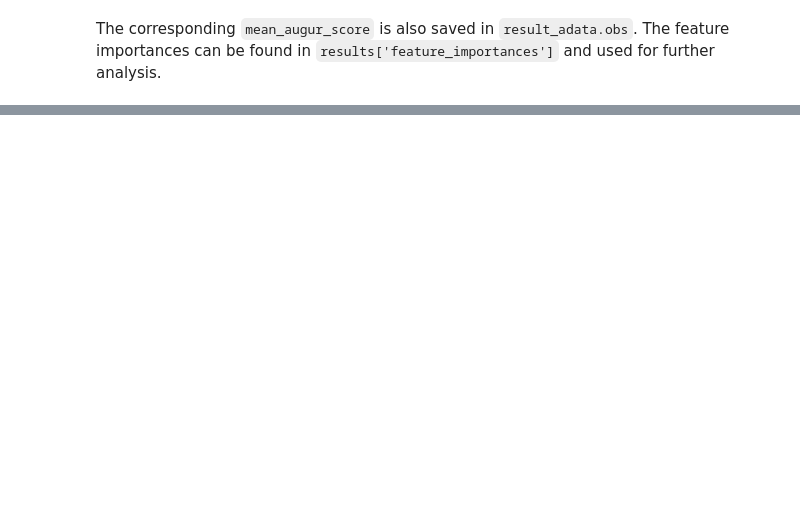
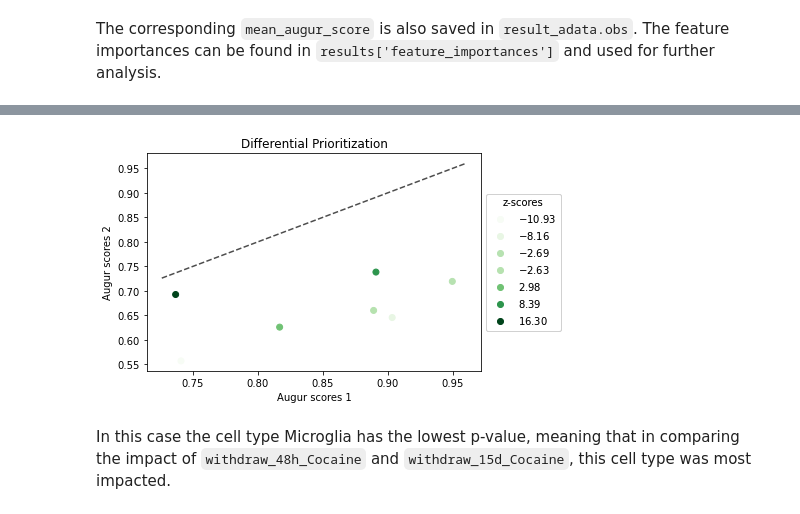
Before and after one commit to theislab/augurpy, a Jupyter notebook: tutorials/Augurpy.ipynb, the cells around one changed output, grey strips where cells are left out. Saved outputs shown, nothing was run; the diff lists cells and outputs as text; code cells hidden in the pictures; blank space fills up the shorter version.

```diff
--- a/tutorials/Augurpy.ipynb
+++ b/tutorials/Augurpy.ipynb
@@ -56,0 +120,8 @@ Augurpy is also able to perform differential prioritization and executes a permu
+# %%
+# permute
+bhattacher_adata_A_permute, bhattacher_results_A_permute = augurpy.evaluate.predict(bhattacher_A,
+                                                                                  n_threads=4,
+                                                                                  augur_mode='permute',
+                                                                                  classifier=random_forest,
+                                                                                    n_subsamples = 100,
+                                                                                  random_state=None)
@@ -56,0 +160,8 @@ Augurpy is also able to perform differential prioritization and executes a permu
+# %%
+# permute
+bhattacher_adata_B_permute, bhattacher_results_B_permute = augurpy.evaluate.predict(bhattacher_B,
+                                                                                  n_threads=4,
+                                                                                  augur_mode='permute',
+                                                                                  classifier=random_forest,
+                                                                                    n_subsamples = 100,
+                                                                                  random_state=None)
@@ -56,0 +185,5 @@ Augurpy is also able to perform differential prioritization and executes a permu
+# %%
+pvals = augurpy.differential_prioritization.predict_differential_prioritization(augur_results1=bhattacher_results_A,
+                                                                               augur_results2=bhattacher_results_B,
+                                                                               permuted_results1=bhattacher_results_A_permute,
+                                                                               permuted_results2=bhattacher_results_B_permute)
@@ -56,0 +201,6 @@ Augurpy is also able to perform differential prioritization and executes a permu
+# %%
+augurpy.plotting.differential_prioritization.plot_differential_prioritization(pvals)
+# %% [output]
+[figure, added]
+# %% [markdown]
+In this case the cell type Microglia has the lowest p-value, meaning that in comparing the impact of `withdraw_48h_Cocaine` and `withdraw_15d_Cocaine`, this cell type was most impacted.
```
Also changed, not shown: parts of 22 cells of this notebook, 5 other files.
